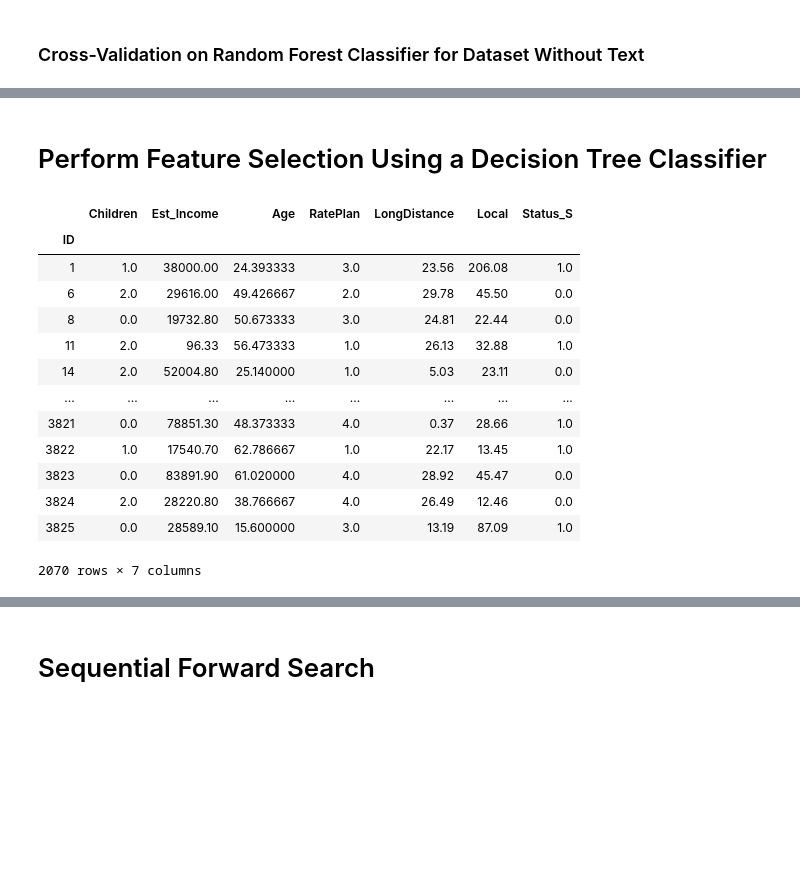
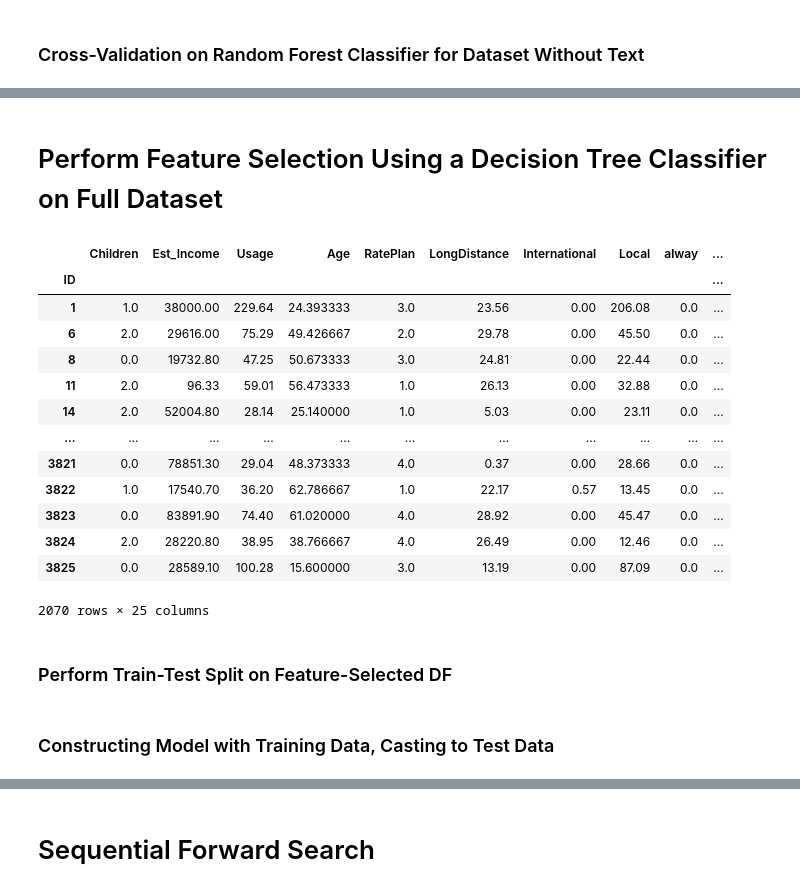
Before and after one commit to PaulBernert/CIS_508, a Jupyter notebook: CIS 508 Homework Assignment 4.ipynb, the cells around one changed output, grey strips where cells are left out. Drawn from its saved outputs; the diff is of its cells as text; code cells hidden in the pictures; blank space fills up the shorter version.

```diff
--- a/CIS 508 Homework Assignment 4.ipynb
+++ b/CIS 508 Homework Assignment 4.ipynb
@@ -315,28 +320,30 @@ cross_val_accuracy(no_text_random_forest_cross_val_score)
 # %% [markdown]
-# Perform Feature Selection Using a Decision Tree Classifier
+# Perform Feature Selection Using a Decision Tree Classifier on Full Dataset
 # %%
 decision_tree = DecisionTreeClassifier()
-decision_tree.fit(no_text_df, y_train)
+decision_tree.fit(encoded_df, y_train)
 
-model = SelectFromModel(decision_tree, prefit=True, max_features=7, threshold=-np.inf)
+model = SelectFromModel(decision_tree, prefit=True, max_features=25, threshold=-np.inf)
 feature_idx = model.get_support()
-feature_names = no_text_df.columns[feature_idx]
+feature_names = encoded_df.columns[feature_idx]
 
-x = model.transform(no_text_df)
-x_selected_features_df = pd.DataFrame(x, columns=feature_names).set_index(X_train.index)
-x_selected_features_df
+x = model.transform(encoded_df)
+selected_features_df = pd.DataFrame(x, columns=feature_names).set_index(X_train.index)
+selected_features_df
 # %% [output]
-|  | Children | Est_Income | Age | RatePlan | LongDistance | Local | Status_S |
-| ID |  |  |  |  |  |  |  |
-| 1 | 1.0 | 38000.00 | 24.393333 | 3.0 | 23.56 | 206.08 | 1.0 |
-| 6 | 2.0 | 29616.00 | 49.426667 | 2.0 | 29.78 | 45.50 | 0.0 |
-| 8 | 0.0 | 19732.80 | 50.673333 | 3.0 | 24.81 | 22.44 | 0.0 |
-| 11 | 2.0 | 96.33 | 56.473333 | 1.0 | 26.13 | 32.88 | 1.0 |
-| 14 | 2.0 | 52004.80 | 25.140000 | 1.0 | 5.03 | 23.11 | 0.0 |
-| ... | ... | ... | ... | ... | ... | ... | ... |
-| 3821 | 0.0 | 78851.30 | 48.373333 | 4.0 | 0.37 | 28.66 | 1.0 |
-| 3822 | 1.0 | 17540.70 | 62.786667 | 1.0 | 22.17 | 13.45 | 1.0 |
-| 3823 | 0.0 | 83891.90 | 61.020000 | 4.0 | 28.92 | 45.47 | 0.0 |
-| 3824 | 2.0 | 28220.80 | 38.766667 | 4.0 | 26.49 | 12.46 | 0.0 |
-| 3825 | 0.0 | 28589.10 | 15.600000 | 3.0 | 13.19 | 87.09 | 1.0 |
+|  | Children | Est_Income | Usage | Age | RatePlan | LongDistance | International | Local | alway | ... |
+| ID |  |  |  |  |  |  |  |  |  | ... |
+| 1 | 1.0 | 38000.00 | 229.64 | 24.393333 | 3.0 | 23.56 | 0.00 | 206.08 | 0.0 | ... |
+| 6 | 2.0 | 29616.00 | 75.29 | 49.426667 | 2.0 | 29.78 | 0.00 | 45.50 | 0.0 | ... |
+| 8 | 0.0 | 19732.80 | 47.25 | 50.673333 | 3.0 | 24.81 | 0.00 | 22.44 | 0.0 | ... |
+| 11 | 2.0 | 96.33 | 59.01 | 56.473333 | 1.0 | 26.13 | 0.00 | 32.88 | 0.0 | ... |
+| 14 | 2.0 | 52004.80 | 28.14 | 25.140000 | 1.0 | 5.03 | 0.00 | 23.11 | 0.0 | ... |
+| ... | ... | ... | ... | ... | ... | ... | ... | ... | ... | ... |
+| 3821 | 0.0 | 78851.30 | 29.04 | 48.373333 | 4.0 | 0.37 | 0.00 | 28.66 | 0.0 | ... |
+| 3822 | 1.0 | 17540.70 | 36.20 | 62.786667 | 1.0 | 22.17 | 0.57 | 13.45 | 0.0 | ... |
+| 3823 | 0.0 | 83891.90 | 74.40 | 61.020000 | 4.0 | 28.92 | 0.00 | 45.47 | 0.0 | ... |
+| 3824 | 2.0 | 28220.80 | 38.95 | 38.766667 | 4.0 | 26.49 | 0.00 | 12.46 | 0.0 | ... |
+| 3825 | 0.0 | 28589.10 | 100.28 | 15.600000 | 3.0 | 13.19 | 0.00 | 87.09 | 0.0 | ... |
-2070 rows × 7 columns
+2070 rows × 25 columns
+# %% [markdown]
+### Perform Train-Test Split on Feature-Selected DF
@@ -342,0 +360,2 @@ x_selected_features_df
+# %% [markdown]
+### Constructing Model with Training Data, Casting to Test Data
```
Also changed, not shown: parts of 16 cells of this notebook.
